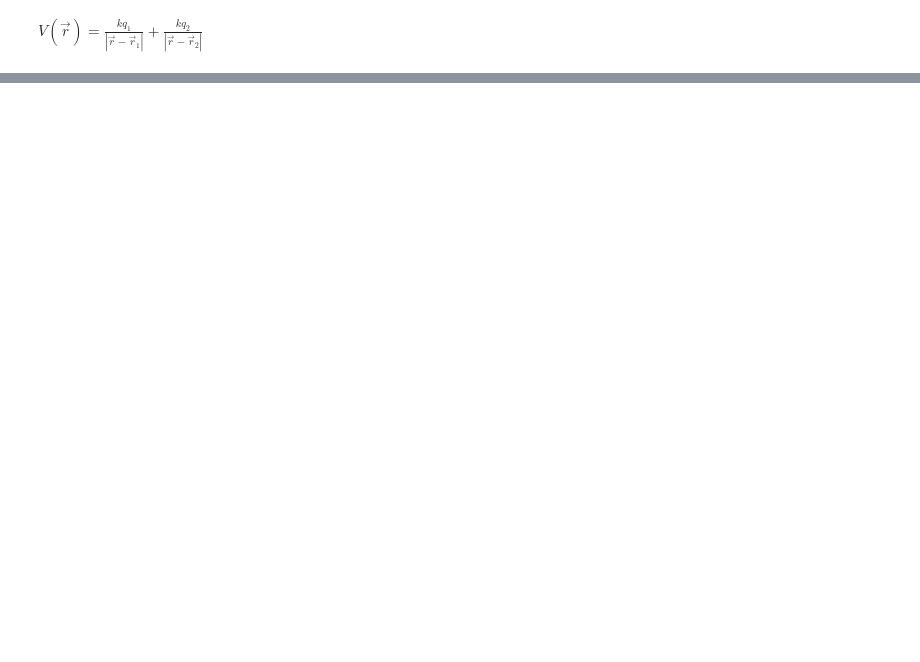
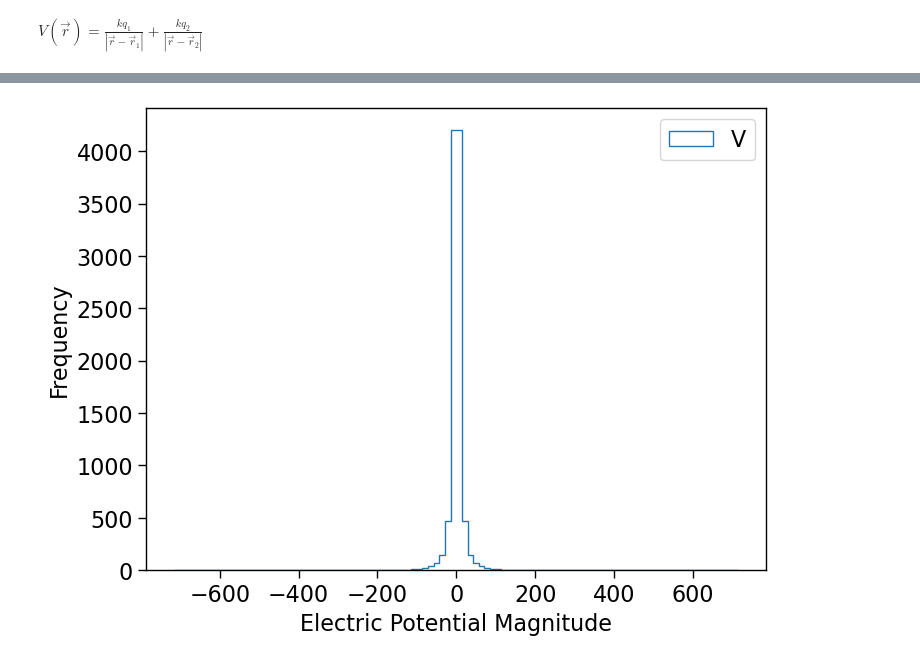
Before and after one commit to hezy/Electromagnetism, a Jupyter notebook: electric_dipole.ipynb, the cells around one changed output, grey strips where cells are left out. Saved outputs shown, nothing was run; the diff lists cells and outputs as text; code cells hidden in the pictures; blank space fills up the shorter version.

```diff
--- a/electric_dipole.ipynb
+++ b/electric_dipole.ipynb
@@ -31,0 +26,8 @@ Ey = k*q1*(y-y1)/((x-x1)**2+(y-y1)**2)**(3/2) - k*q2*(y-y2)/((x-x2)**2+(y-y2)**2
+# %%
+plt.hist(V.ravel(), bins=100, histtype='step',label='V')
+plt.legend()
+plt.xlabel('Electric Potential Magnitude')
+plt.ylabel('Frequency')
+plt.show()
+# %% [output]
+[figure, added]
```
Also changed, not shown: parts of 12 cells of this notebook, 1 other file.
